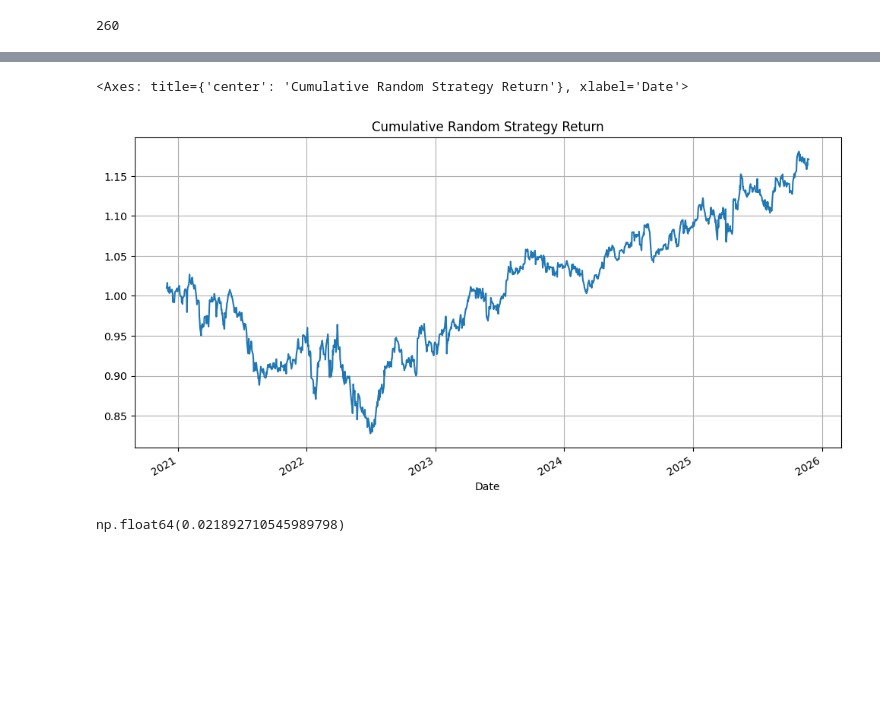
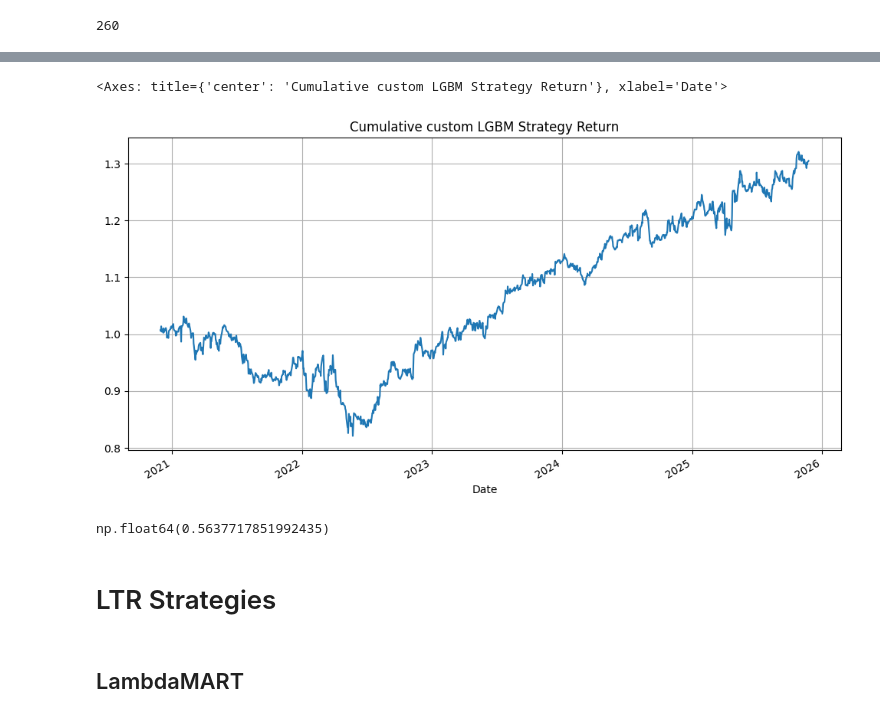
Before and after one commit to Mathieuja/Advanced-ML-Project, a Jupyter notebook: notebook.ipynb, the cells around one changed output, grey strips where cells are left out. Cells and saved outputs as stored; diff of their text form; code cells hidden in the pictures; blank space fills up the shorter version.

```diff
--- a/notebook.ipynb
+++ b/notebook.ipynb
@@ -611,6 +542,6 @@ from sklearn.decomposition import PCA
 # %%
 with open("all_linear_features.pkl", "rb") as f:
-    all_linear_features = pk.load(f)
+    all_linear_features = pkl.load(f)
 # %%
 df = pd.read_parquet('df_all_features.pq')
 # %%
@@ -722,8 +639,8 @@ y_train = y.loc[y.index<split_date]
 y_test = y.loc[y.index>=split_date]
 # %%
 lgbm = Pipeline([
-    ('scaler', StandardScaler()),
-    ('pca', PCA(n_components=0.95)),
+    # ('scaler', StandardScaler()),
+    # ('pca', PCA(n_components=0.95)),
     ('model', LGBMRegressor(
         objective="regression",
         boosting_type="gbdt",
@@ -926,19 +858,19 @@ plt.show()
 # %%
 second_param_distributions = {
-    'model__num_leaves': [31, 50, 75, 100],
-    'model__learning_rate': [0.005, 0.01, 0.025],
-    'model__n_estimators': [150, 200, 250, 350],
+    'model__num_leaves': [10, 20, 31, 100],
+    'model__learning_rate': [0.001, 0.005, 0.01],
+    'model__n_estimators': [100, 150, 200, 250,],
 
-    'model__min_child_samples': [100, 150, 200],
+    'model__min_child_samples': [100, 200, 500, 750],
     'model__min_child_weight': [0.1, 0.3, 0.5],
-    'model__reg_alpha': [1, 3, 5],
-    'model__reg_lambda': [1, 3, 5],
+    'model__reg_alpha': [0.1, 0.3, 0.5, 1],
+    'model__reg_lambda': [0.1, 1, 3, 5, 10],
 
-    'model__subsample': [0.75, 0.8],
+    'model__subsample': [0.75, 0.8, 0.85, 0.9],
     'model__subsample_freq': [1],
-    'model__colsample_bytree': [0.5, 0.6, 0.7],
+    'model__colsample_bytree': [0.5, 0.6, 0.7, 0.8],
 
-    'model__max_depth': [5, 7, 10],
+    'model__max_depth': [3, 5, 7, 10],
 }
 # %%
 second_random_search = RandomizedSearchCV(
@@ -1026,16 +953,16 @@ lgbm = Pipeline([
         random_state=42,
         n_jobs=-1,
         force_col_wise=True,
-        num_leaves=50,
-        learning_rate=0.01,
-        n_estimators=150,
+        num_leaves=31,
+        learning_rate=0.005,
+        n_estimators=250,
         min_child_samples=100,
-        min_child_weight=0.3,
-        reg_alpha=3,
-        reg_lambda=1,
+        min_child_weight=0.5,
+        reg_alpha=0.1,
+        reg_lambda=3,
         subsample=0.75,
         subsample_freq=1,
-        colsample_bytree=0.6,
+        colsample_bytree=0.5,
         max_depth=10
     ))
 ])
@@ -1064,11 +988,15 @@ df_test['y_pred'] = y_pred_lgbm
 df_test['lgbm_signal'] = df_test.groupby('Date')['y_pred'].transform(compute_signal)
 lgbm_daily_returns = df_test.groupby('Date').apply(lambda x: (x['lgbm_signal']*x['close_1d_ret']).sum()/70)
 # %%
-(lgbm_daily_returns.cumsum()*1e-4+1).plot(figsize=(12,6), title='Cumulative Random Strategy Return', grid=True)
+(1+lgbm_daily_returns*1e-4).cumprod().plot(figsize=(12,6), title='Cumulative custom LGBM Strategy Return', grid=True)
 # %% [output]
-<Axes: title={'center': 'Cumulative Random Strategy Return'}, xlabel='Date'>
+<Axes: title={'center': 'Cumulative custom LGBM Strategy Return'}, xlabel='Date'>
-[figure, old version]
+[figure, new version]
 # %%
-lgbm_daily_returns.mean()/lgbm_daily_returns.std()
+lgbm_daily_returns.mean()/lgbm_daily_returns.std()*np.sqrt(252)
 # %% [output]
-np.float64(0.021892710545989798)
+np.float64(0.5637717851992435)
+# %% [markdown]
+# LTR Strategies
+# %% [markdown]
+## LambdaMART
```
Also changed, not shown: parts of 72 cells of this notebook, 2 other files.
